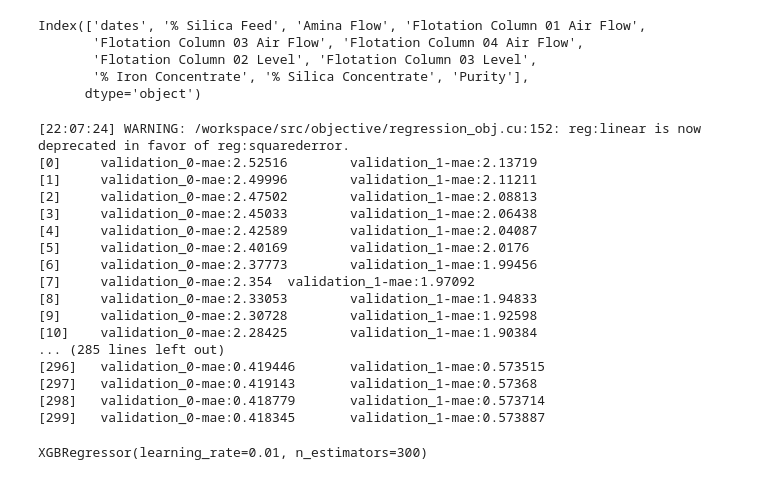
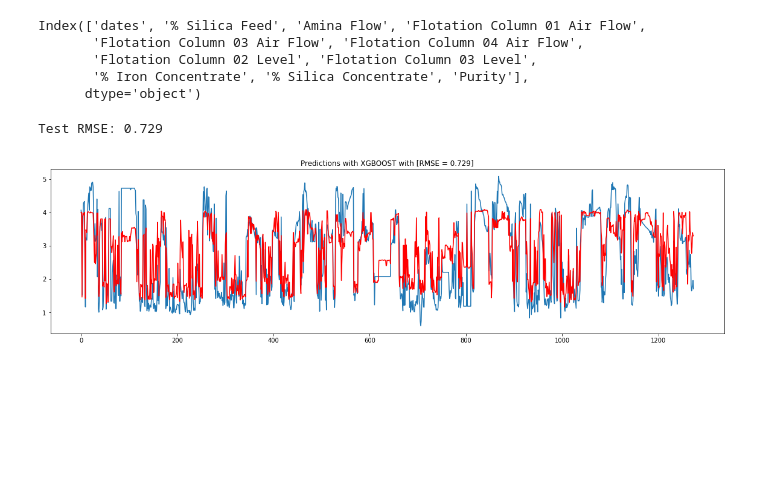
Before and after one commit to Malekkamoua/Quality-prediction-industry-4.0, a Jupyter notebook: 5_Forecasting | ML_models.ipynb, the cells around one changed output. Saved outputs shown, nothing was run; the diff lists cells and outputs as text; code cells hidden in the pictures; blank space fills up the shorter version.

```diff
--- a/5_Forecasting | ML_models.ipynb
+++ b/5_Forecasting | ML_models.ipynb
@@ -42,28 +42,29 @@ X_test, y_test = test_df[features], test_df[label]
 # %%
 from xgboost import XGBRegressor
 
-reg = XGBRegressor(n_estimators=300, learning_rate=0.01)
-reg.fit(X_train,
-        y_train,
-        eval_set=[(X_train, y_train), (X_test, y_test)],
-        eval_metric='mae')
+model = XGBRegressor(n_estimators=300, learning_rate=0.01, objective ='reg:linear', verbosity = 0)
+model.fit(X_train, y_train)
+
+predictions = model.predict(X_test)
+test_df = test_df.reset_index().drop('index', axis=1)
+test_df['xgboost_predictions'] = pd.Series(predictions)
-# %% [output]
-[22:07:24] WARNING: /workspace/src/objective/regression_obj.cu:152: reg:linear is now deprecated in favor of reg:squarederror.
-[0]     validation_0-mae:2.52516        validation_1-mae:2.13719
-[1]     validation_0-mae:2.49996        validation_1-mae:2.11211
-[2]     validation_0-mae:2.47502        validation_1-mae:2.08813
-[3]     validation_0-mae:2.45033        validation_1-mae:2.06438
-[4]     validation_0-mae:2.42589        validation_1-mae:2.04087
-[5]     validation_0-mae:2.40169        validation_1-mae:2.0176
-[6]     validation_0-mae:2.37773        validation_1-mae:1.99456
-[7]     validation_0-mae:2.354  validation_1-mae:1.97092
-[8]     validation_0-mae:2.33053        validation_1-mae:1.94833
-[9]     validation_0-mae:2.30728        validation_1-mae:1.92598
-[10]    validation_0-mae:2.28425        validation_1-mae:1.90384
-... (285 lines left out)
-[296]   validation_0-mae:0.419446       validation_1-mae:0.573515
-[297]   validation_0-mae:0.419143       validation_1-mae:0.57368
-[298]   validation_0-mae:0.418779       validation_1-mae:0.573714
-[299]   validation_0-mae:0.418345       validation_1-mae:0.573887
-XGBRegressor(learning_rate=0.01, n_estimators=300)
+# %%
+from matplotlib import pyplot
+from math import sqrt
+from sklearn.metrics import mean_squared_error
+
+fig, ax = plt.subplots(figsize=(20,5))
+
+# evaluate forecasts
+rmse = sqrt(mean_squared_error(test_df['% Silica Concentrate'], predictions))
+print('Test RMSE: %.3f' % rmse)
+
+# plot forecasts against actual outcomes
+pyplot.plot(test_df['% Silica Concentrate'])
+pyplot.plot(predictions, color='red')
+plt.title("Predictions with XGBOOST with [RMSE = %.3f]" % rmse)
+pyplot.show()
+# %% [output]
+Test RMSE: 0.729
+[figure, added]
 # %%
```
Also changed, not shown: parts of 4 cells of this notebook.
